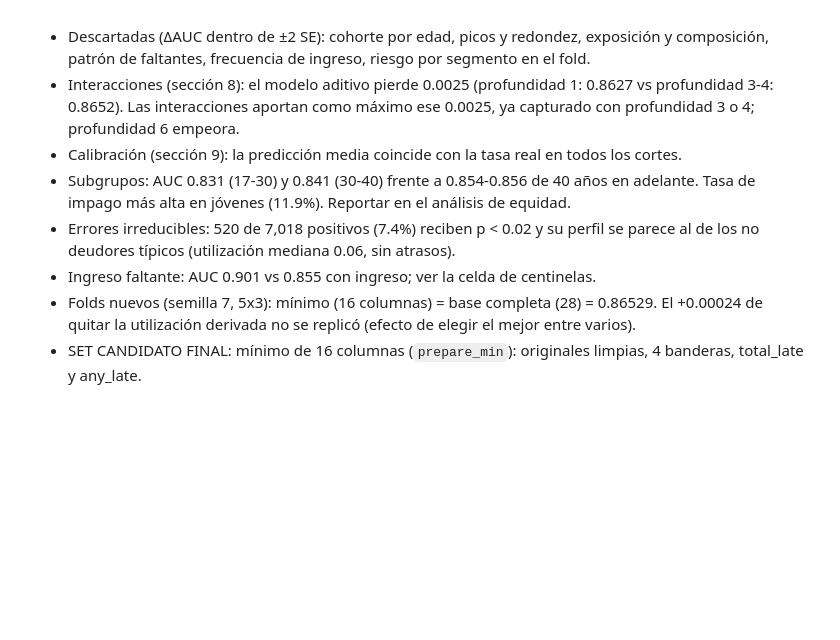
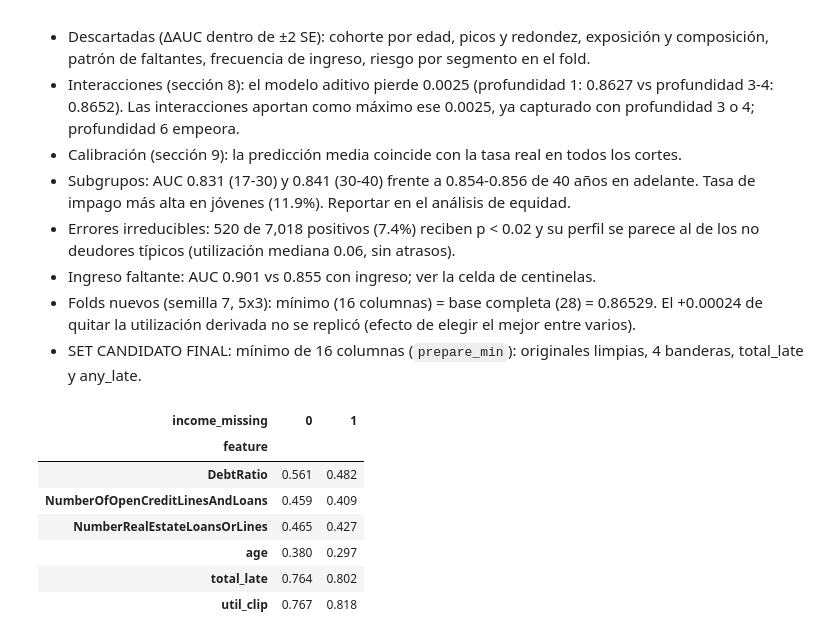
Before and after one commit to gustavopardoitam/ml-competencia-crediticia, a Jupyter notebook: notebooks/03_exploracion_manual.ipynb, the cells around one changed output. Saved outputs shown, nothing was run; the diff lists cells and outputs as text; code cells hidden in the pictures; blank space fills up the shorter version.

```diff
--- a/notebooks/03_exploracion_manual.ipynb
+++ b/notebooks/03_exploracion_manual.ipynb
@@ -428,3 +428,24 @@ income_missing=1, sin centinelas: n=20742, AUC=0.8988
   quitar la utilización derivada no se replicó (efecto de elegir el mejor entre varios).
 - SET CANDIDATO FINAL: mínimo de 16 columnas (`prepare_min`): originales limpias, 4 banderas,
   total_late y any_late.
+# %%
+# AUC univariado por grupo: ¿qué variables separan mejor cuando falta el ingreso?
+rows = []
+for im in (0, 1):
+    mk = X_fe["income_missing"] == im
+    for c in ["util_clip", "total_late", "age", "DebtRatio",
+              "NumberOfOpenCreditLinesAndLoans", "NumberRealEstateLoansOrLines"]:
+        s = X_fe.loc[mk, c]
+        ok = s.notna()
+        rows.append((im, c, roc_auc_score(y[mk][ok], s[ok])))
+pd.DataFrame(rows, columns=["income_missing", "feature", "auc"]).pivot(
+    index="feature", columns="income_missing", values="auc").round(3)
+# %% [output]
+| income_missing | 0 | 1 |
+| feature |  |  |
+| DebtRatio | 0.561 | 0.482 |
+| NumberOfOpenCreditLinesAndLoans | 0.459 | 0.409 |
+| NumberRealEstateLoansOrLines | 0.465 | 0.427 |
+| age | 0.380 | 0.297 |
+| total_late | 0.764 | 0.802 |
+| util_clip | 0.767 | 0.818 |
```
Also changed, not shown: 7 other files.
